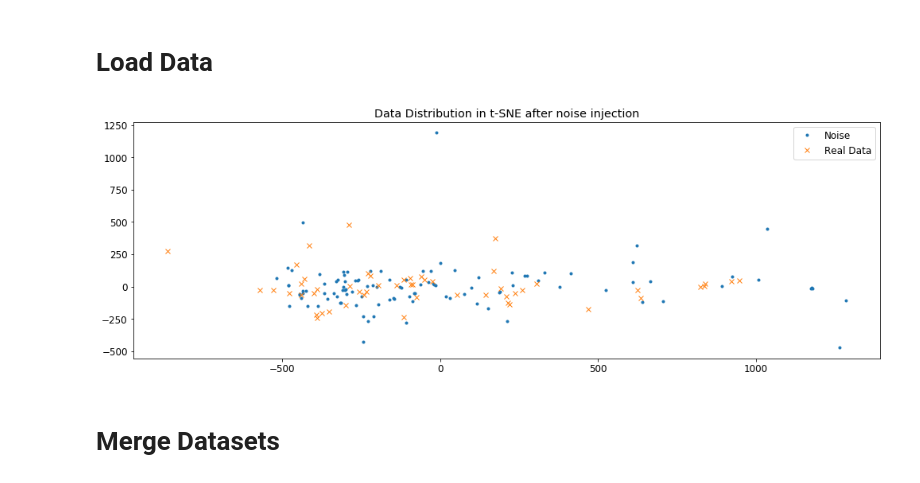
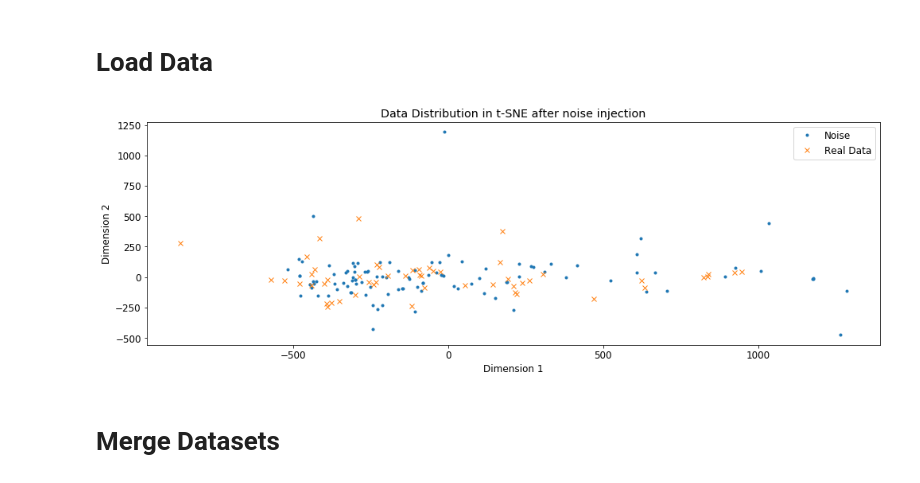
Before and after one commit to owen198/kyoto_ebook, a Jupyter notebook: Benchmarking.ipynb, the cells around one changed output. Drawn from its saved outputs; the diff is of its cells as text; code cells hidden in the pictures.

```diff
--- a/Benchmarking.ipynb
+++ b/Benchmarking.ipynb
@@ -119,31 +119,33 @@ if noise_flag:
 # %%
 if noise_flag:
 
     matplotlib.rcParams.update({'font.size': 12})
 
     plt.figure(figsize=(14, 5))
     plt.subplots_adjust(hspace=0.4, wspace=0.4)
 
     '''
     plt.subplot(1, 2, 1)
     plt.plot(k_temp[:,0], k_temp[:,1], '.')
     #plt.xlim(-500, 1000)
     #plt.ylim(-100, 100)
     plt.title('Data Distribution in t-SNE before noise injection')
 
     plt.subplot(1, 2, 2)
     '''
     plt.plot(k_temp_noise[:,0], k_temp_noise[:,1], '.',
             k_temp[:,0], k_temp[:,1], 'x')
     #plt.xlim(-500, 1000)
     #plt.ylim(-100, 100)
     plt.title('Data Distribution in t-SNE after noise injection')
+    plt.xlabel('Dimension 1')
+    plt.ylabel('Dimension 2')
     plt.legend(['Noise', 'Real Data'])
 
     plt.tight_layout()
     plt.savefig('./images/noise_injection.png', dpi=300)
 # %% [output]
-[figure, old version]
+[figure, new version]
 # %% [markdown]
 # Merge Datasets
 # %%
```
Also changed, not shown: parts of 3 cells of this notebook, 3 other files.
